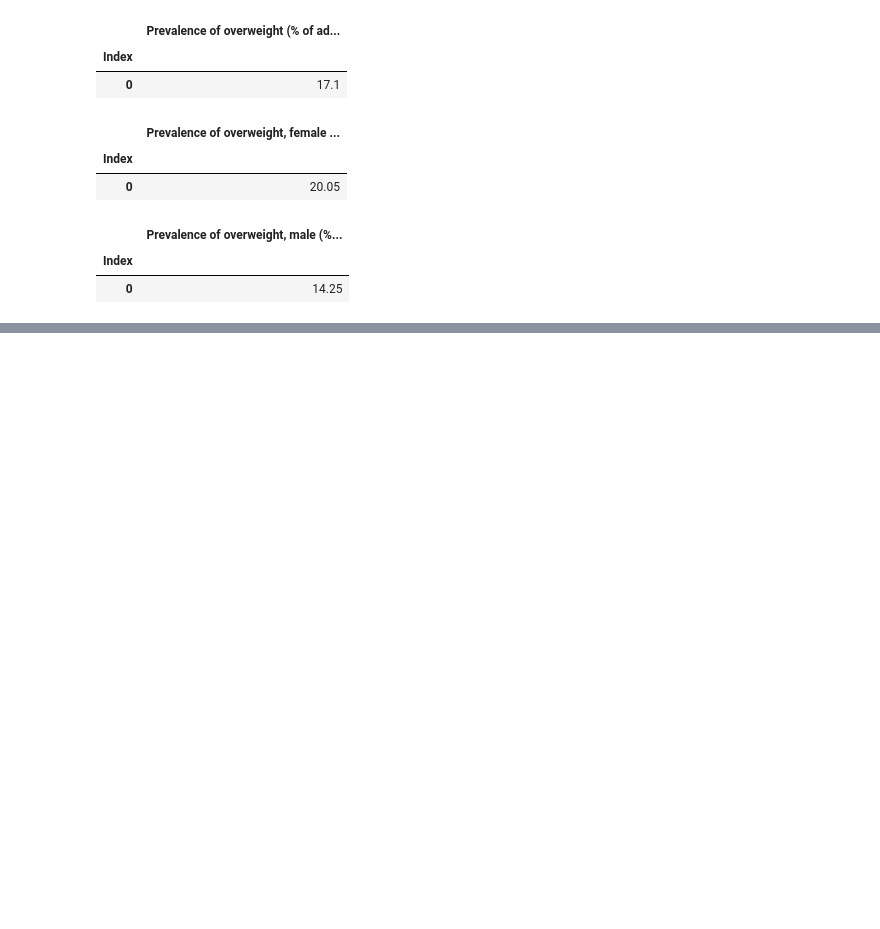
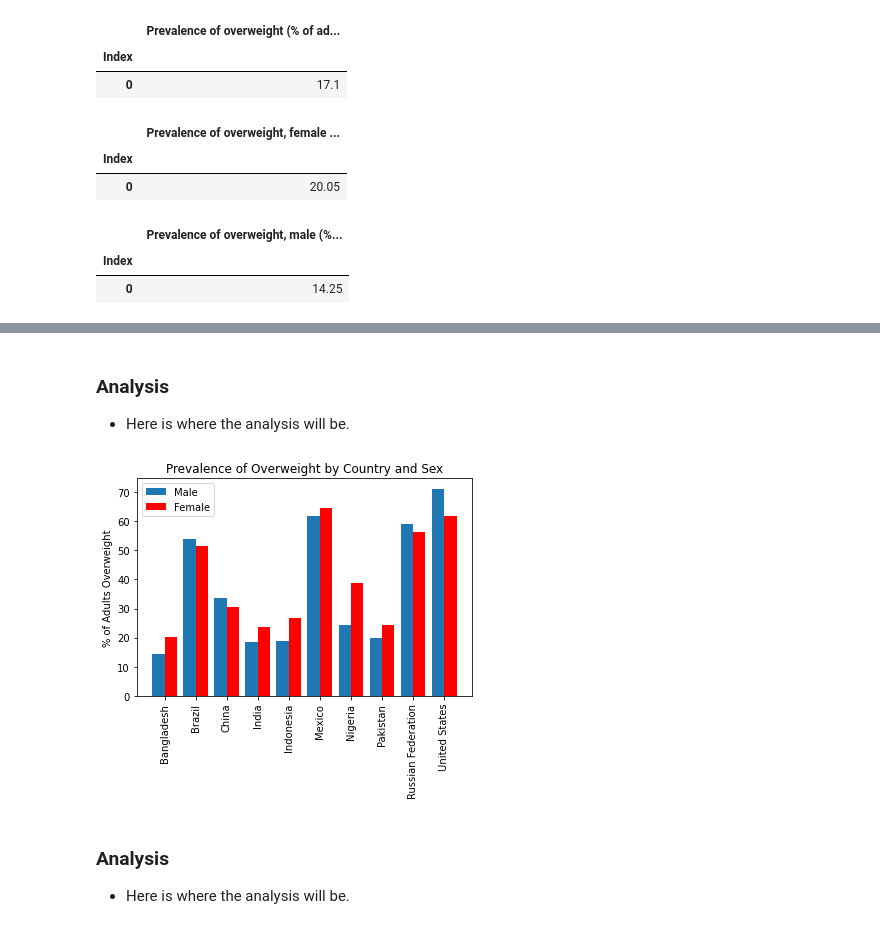
Before and after one commit to ralphy32/project_1, a Jupyter notebook: project1.ipynb, the cells around one changed output, grey strips where cells are left out. Saved outputs shown, nothing was run; the diff lists cells and outputs as text; code cells hidden in the pictures; blank space fills up the shorter version.

```diff
--- a/project1.ipynb
+++ b/project1.ipynb
@@ -477,0 +523,32 @@ plt.show()
+# %% [markdown]
+### Analysis
+
+- Here is where the analysis will be.
+# %%
+# Plot bar graph of overweight % by sex by country
+x_values = sorted_overweight_df["Country"]
+y1_values = sorted_overweight_df["Prevalence of overweight, male (% of male adults)"]
+y2_values = sorted_overweight_df["Prevalence of overweight, female (% of female adults)"]
+
+X_axis = np.arange(len(x_values))
+
+plt.bar(X_axis - 0.2, y1_values, 0.4, label = 'Male')
+plt.bar(X_axis + 0.2, y2_values, 0.4, label = 'Female', color="r")
+
+plt.xticks(X_axis, x_values,rotation=90)
+plt.ylabel("% of Adults Overweight")
+plt.title("Prevalence of Overweight by Country and Sex")
+
+plt.legend()
+
+# Save the figure
+plt.savefig("output_figs/Overweight_%_by_Sex_by_Country.png")
+
+# Display the figure
+plt.show()
+# %% [output]
+[figure, added]
+# %% [markdown]
+### Analysis
+
+- Here is where the analysis will be.
```
Also changed, not shown: parts of 12 cells of this notebook.
